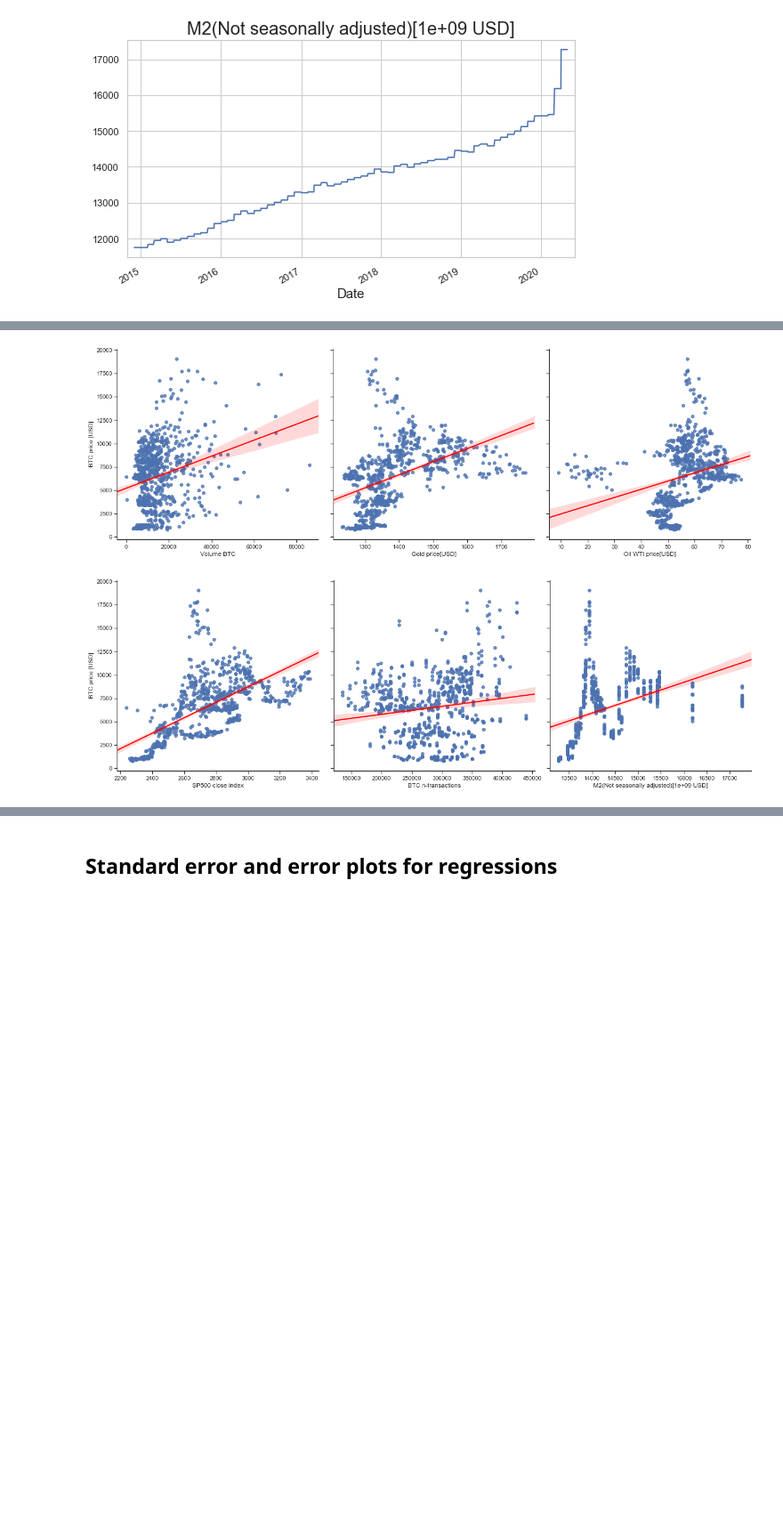
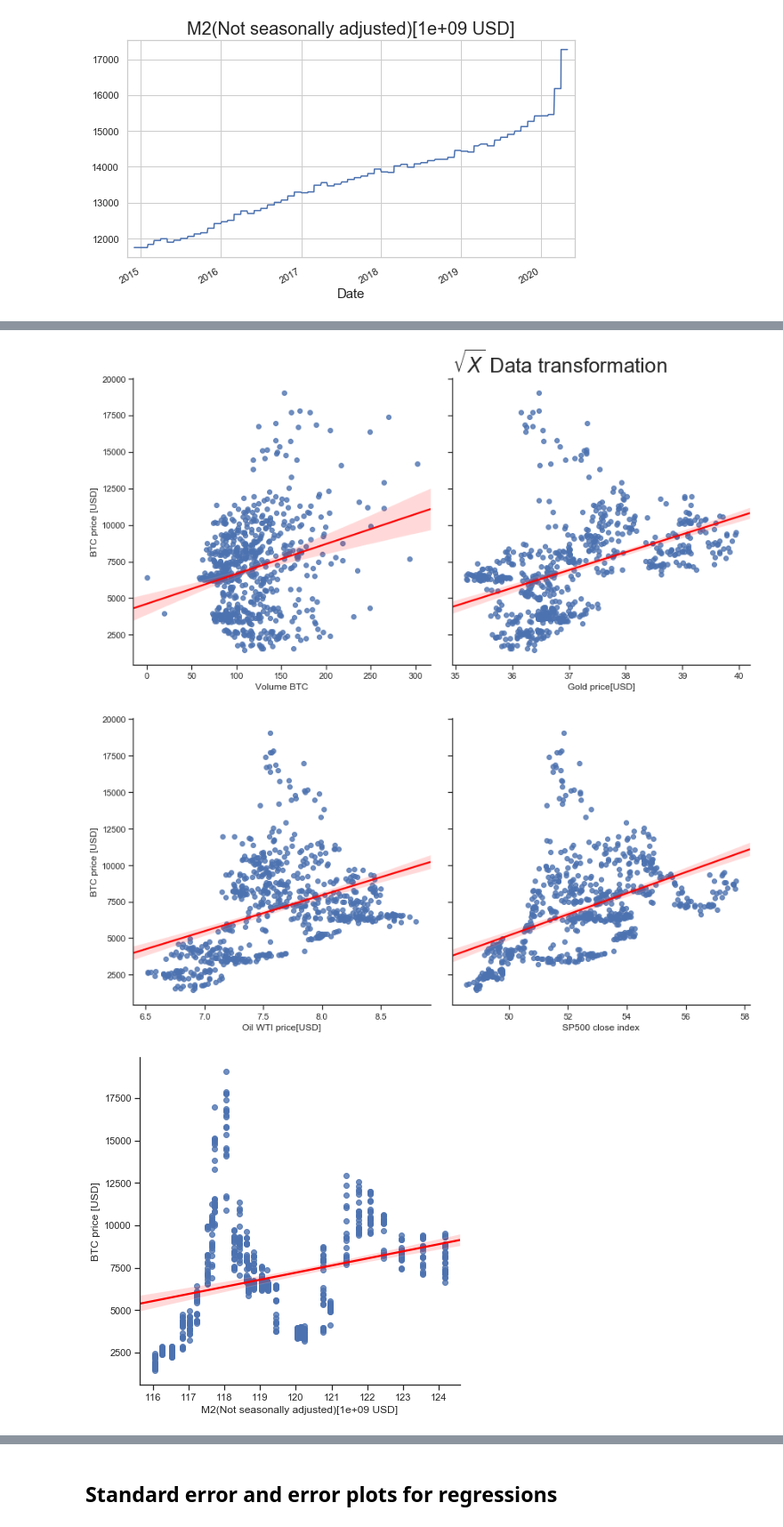
Before and after one commit to fakecoinbase/wbonickislashskills, a Jupyter notebook: bitcoin mulitilinear regression/BTC_multilinear_regression.ipynb, the cells around one changed output, grey strips where cells are left out. Shown at 89% size. Cells and saved outputs as stored; diff of their text form; code cells hidden in the pictures; blank space fills up the shorter version.

```diff
--- a/bitcoin mulitilinear regression/BTC_multilinear_regression.ipynb
+++ b/bitcoin mulitilinear regression/BTC_multilinear_regression.ipynb
@@ -57,0 +65,4 @@ for i in data.columns:
+# %%
+data2=data.copy()
+date_mask = (data2.index > pd.to_datetime('2017-05-01')) & (data2.index < pd.to_datetime('2020-02-01'))
+data2 = data2[date_mask]
@@ -60,6 +81,6 @@ for i in data.columns:
 # %%
 sns.set(style="ticks", color_codes=True)
-for i in range(1,len(data.columns),3):
-    g = sns.PairGrid(data,y_vars='BTC price [USD]',x_vars=data.columns[i:i+3],height=6)
+for i in range(1,len(data2.columns),3):
+    g = sns.PairGrid(data2,y_vars='BTC price [USD]',x_vars=data2.columns[i:i+3],height=6)
     g.map(sns.regplot,order=1,line_kws={'color':'red'})
 # %% [output]
@@ -70,3 +88,0 @@ for i in range(1,len(data.columns),3):
-# %%
-data2.drop(index=data2[data2['Volume BTC']>90000].index,inplace=True)
-data2.drop(index=data2[data2['Oil WTI price[USD]']<0].index,inplace=True)
@@ -74,0 +91,2 @@ data2.drop(index=data2[data2['Oil WTI price[USD]']<0].index,inplace=True)
+# %%
+data2.drop(columns=['BTC n-transactions'],inplace=True)
@@ -75,7 +95,13 @@ data2.drop(index=data2[data2['Oil WTI price[USD]']<0].index,inplace=True)
 # %%
-for i in range(1,len(data2.columns),3):
-    g = sns.PairGrid(data2,y_vars='BTC price [USD]',x_vars=data2.columns[i:i+3],height=6)
+data_sqrt=data2.copy()
+data_sqrt.iloc[:,1:]=data_sqrt.iloc[:,1:].apply(lambda x: np.sqrt(x))
+s=2
+for i in range(1,len(data_sqrt.columns),s):
+    g = sns.PairGrid(data_sqrt,y_vars='BTC price [USD]',x_vars=data_sqrt.columns[i:i+s],height=6)
     g.map(sns.regplot,order=1,line_kws={'color':'red'})
+    if i==1:
+        plt.title('$\sqrt{X}$ Data transformation ',fontsize=26,loc='left')
 # %% [output]
-[figure, old version]
+[figure, new version]
-[figure, old version]
+[figure, new version]
+[figure, added]
```
Also changed, not shown: parts of 56 cells of this notebook, 1 other file.
